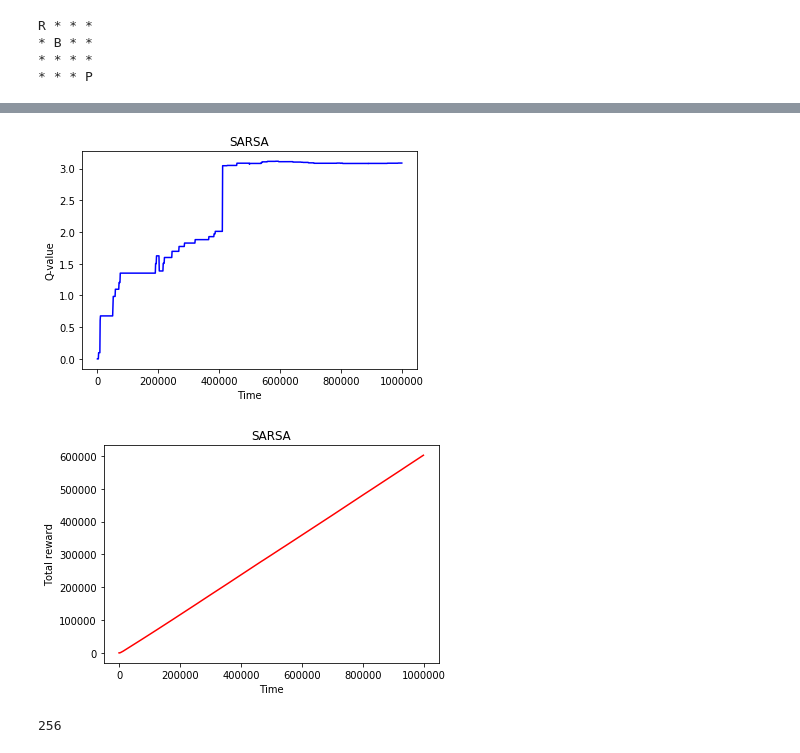
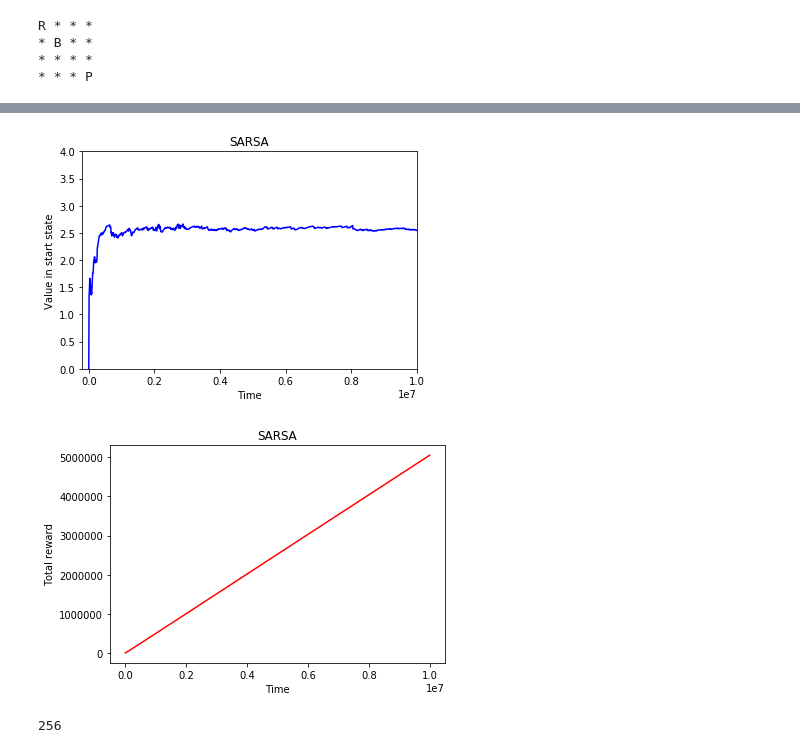
Before and after one commit to alicekar/Reinforcement-Learning, a Jupyter notebook: Lab_1/SARSA.ipynb, the cells around one changed output, grey strips where cells are left out. Saved outputs shown, nothing was run; the diff lists cells and outputs as text; code cells hidden in the pictures.

```diff
--- a/Lab_1/SARSA.ipynb
+++ b/Lab_1/SARSA.ipynb
@@ -87,9 +87,9 @@ import random
 random.seed(42)
 
 N_STATES = 16*16
-ITERATIONS = 1000000#0
+ITERATIONS = 10000000
 
-eps = 0.1
+eps = 0.2
 LAMBDA = 0.8
 
 q_table = dict()
@@ -103,7 +103,7 @@ def q(state, action_robber=None):
 
     return q_table[state][action_robber]
 # %%
-def choose_action(state):
+def choose_action(state, eps_in):
     pos_robber = state.robber_pos
     pos_police = state.police_pos
     if pos_police[0] == 0:
@@ -127,7 +127,7 @@ def choose_action(state):
     else:
         action_police = random.choice(ACTIONS[1:])
 
-    if random.uniform(0, 1) < eps:
+    if random.uniform(0, 1) < eps_in:
         if pos_robber[0] == 0:
             if pos_robber[1] == 0:
                 action_robber = random.choice([ACTIONS[0],ACTIONS[2],ACTIONS[4]])
@@ -173,8 +173,14 @@ def state_matrix(state):
 # SARSA Algorithm
 
 state = start_state
-action_robber, action_police = choose_action(start_state)
+action_robber, action_police = choose_action(start_state, eps)
 total_reward = 0
+
+# Choose another intersting state to plot
+other_state = State(robber_pos=[1,1], police_pos=[2,1])
+# What state to plot
+plot_state = start_state
+plot_string = "Value in start state"
 
 values = []
 times = []
@@ -183,8 +189,9 @@ rewards = []
 n_updates_Q = np.zeros((len(ACTIONS),16*16))
 
 for t in range(ITERATIONS):
+    new_eps = eps#eps**(1+t*(10**(-7)))
     next_state, reward = act(state, action_robber, action_police)
-    next_action_robber, next_action_police = choose_action(next_state)
+    next_action_robber, next_action_police = choose_action(next_state, new_eps)
 
     total_reward += reward
 
@@ -200,9 +207,9 @@ for t in range(ITERATIONS):
     action_robber = next_action_robber
     action_police = next_action_police
 
-    if t%1000==0:
-        # Look at the first state taking the action with max q value
-        values.append(max(q(start_state)))
+    if t%10000==0:
+        # Look at the first state or other state taking the action with max q value
+        values.append(max(q(plot_state)))
         times.append(t)
         rewards.append(total_reward)
         #print(max(q(start_state)))
@@ -220,21 +239,23 @@ print(n_updates_Q)
 # %%
 %matplotlib inline
 import matplotlib.pyplot as plt
 
 plt.plot(times,values,'b')
 plt.title("SARSA")
 plt.xlabel("Time")
-plt.ylabel("Q-value")
+plt.ylabel(plot_string)
+plt.xlim(-200000, 10000000)
+plt.ylim(0, 4.0)
 plt.show()
 
 plt.plot(times,rewards,'r')
 plt.title("SARSA")
 plt.xlabel("Time")
 plt.ylabel("Total reward")
 plt.show()
 # %% [output]
-[figure, old version]
+[figure, new version]
-[figure, old version]
+[figure, new version]
 # %%
 print(len(q_table))
 # %% [output]
```
Also changed, not shown: parts of 2 cells of this notebook, 4 other files.
